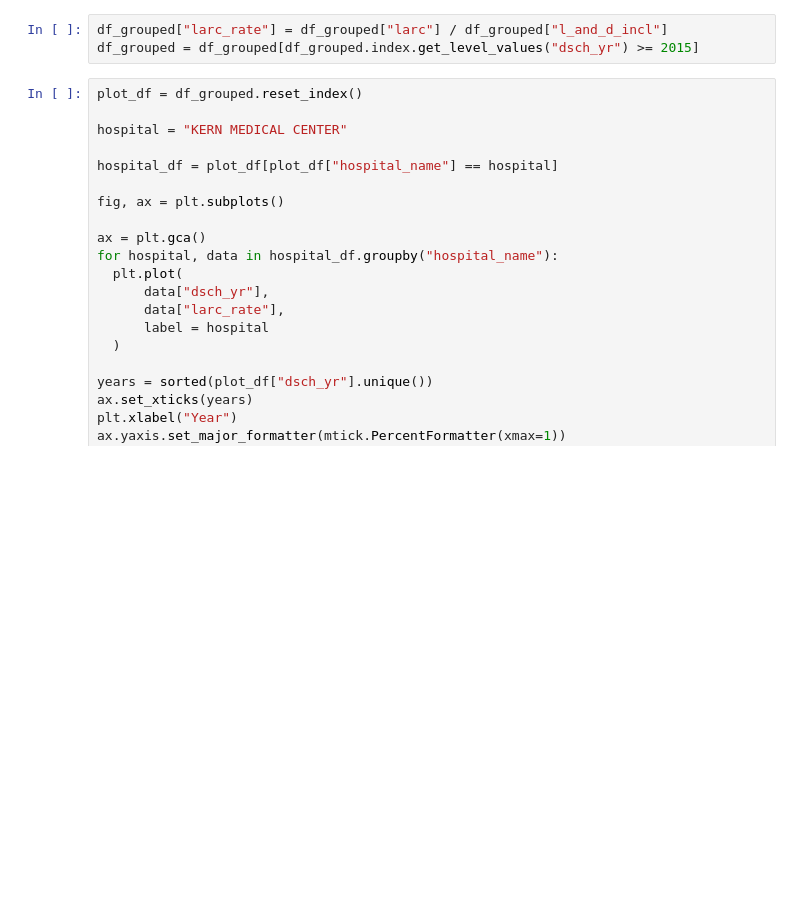
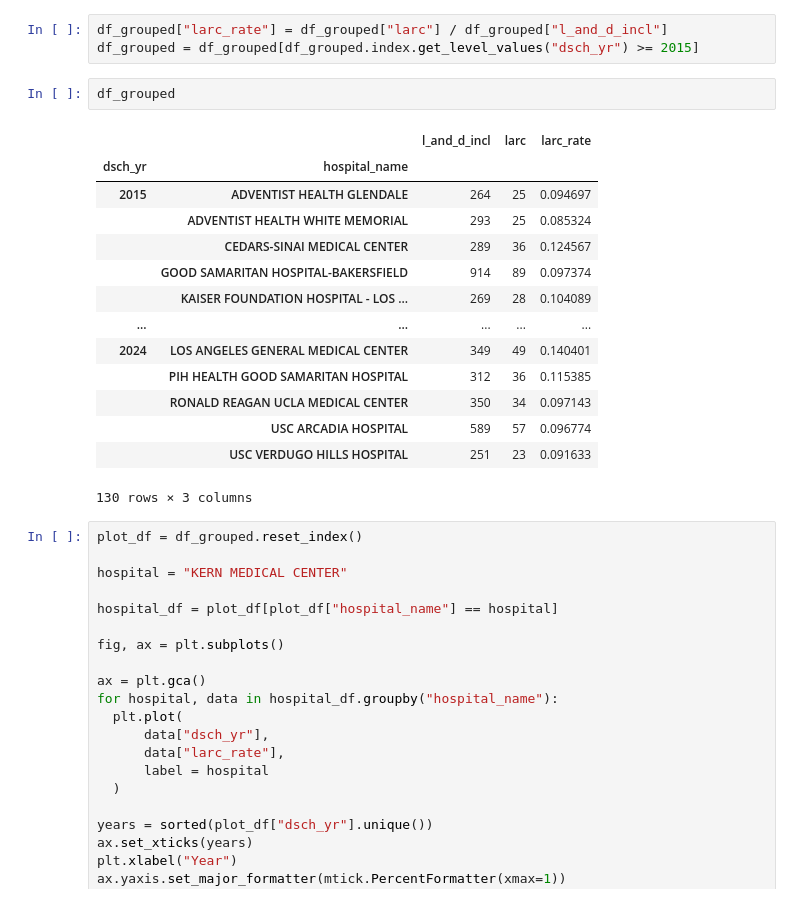
Before and after one commit to orchid-initiative/postpartum-larc, a Jupyter notebook: analysis/larc_l-and-d.ipynb, the cells around one changed output. Cells and saved outputs as stored; diff of their text form; blank space fills up the shorter version.

```diff
--- a/analysis/larc_l-and-d.ipynb
+++ b/analysis/larc_l-and-d.ipynb
@@ -393,6 +393,23 @@ df_grouped = hospital_by_year_larc_rate
 # %%
 df_grouped["larc_rate"] = df_grouped["larc"] / df_grouped["l_and_d_incl"]
 df_grouped = df_grouped[df_grouped.index.get_level_values("dsch_yr") >= 2015]
+# %%
+df_grouped
+# %% [output]
+|  |  | l_and_d_incl | larc | larc_rate |
+| dsch_yr | hospital_name |  |  |  |
+| 2015 | ADVENTIST HEALTH GLENDALE | 264 | 25 | 0.094697 |
+|  | ADVENTIST HEALTH WHITE MEMORIAL | 293 | 25 | 0.085324 |
+|  | CEDARS-SINAI MEDICAL CENTER | 289 | 36 | 0.124567 |
+|  | GOOD SAMARITAN HOSPITAL-BAKERSFIELD | 914 | 89 | 0.097374 |
+|  | KAISER FOUNDATION HOSPITAL - LOS ... | 269 | 28 | 0.104089 |
+| ... | ... | ... | ... | ... |
+| 2024 | LOS ANGELES GENERAL MEDICAL CENTER | 349 | 49 | 0.140401 |
+|  | PIH HEALTH GOOD SAMARITAN HOSPITAL | 312 | 36 | 0.115385 |
+|  | RONALD REAGAN UCLA MEDICAL CENTER | 350 | 34 | 0.097143 |
+|  | USC ARCADIA HOSPITAL | 589 | 57 | 0.096774 |
+|  | USC VERDUGO HILLS HOSPITAL | 251 | 23 | 0.091633 |
+130 rows × 3 columns
 # %%
 plot_df = df_grouped.reset_index()
 
```
